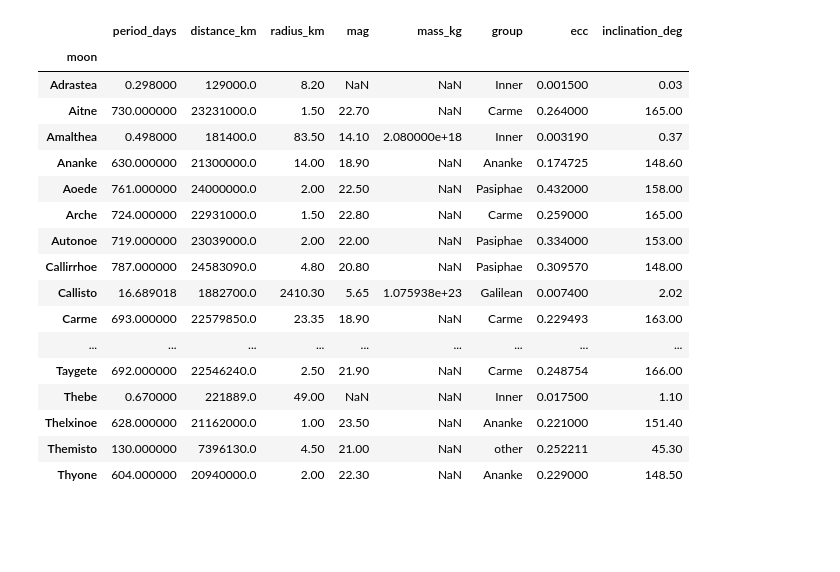
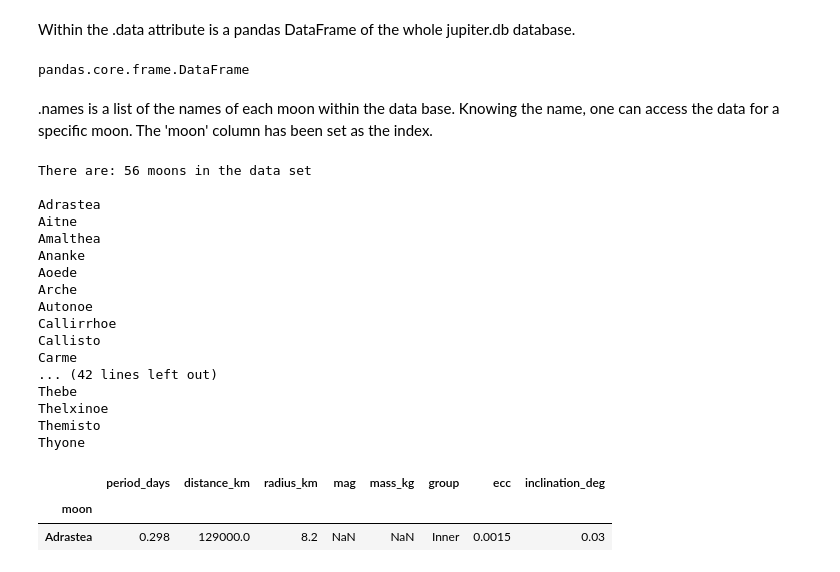
Before and after one commit to isaacrichards/assessment_1, a Jupyter notebook: moons_notebook.ipynb, the cells around one changed output. Drawn from its saved outputs; the diff is of its cells as text; code cells hidden in the pictures; blank space fills up the shorter version.

```diff
--- a/moons_notebook.ipynb
+++ b/moons_notebook.ipynb
@@ -5,22 +31,38 @@ import seaborn as sns
+# %% [markdown]
+Within the .data attribute is a pandas DataFrame of the whole jupiter.db database.
 # %%
-test = Moons()
-test.data
+type(test.data)
 # %% [output]
-|  | period_days | distance_km | radius_km | mag | mass_kg | group | ecc | inclination_deg |
-| moon |  |  |  |  |  |  |  |  |
-| Adrastea | 0.298000 | 129000.0 | 8.20 | NaN | NaN | Inner | 0.001500 | 0.03 |
-| Aitne | 730.000000 | 23231000.0 | 1.50 | 22.70 | NaN | Carme | 0.264000 | 165.00 |
-| Amalthea | 0.498000 | 181400.0 | 83.50 | 14.10 | 2.080000e+18 | Inner | 0.003190 | 0.37 |
-| Ananke | 630.000000 | 21300000.0 | 14.00 | 18.90 | NaN | Ananke | 0.174725 | 148.60 |
-| Aoede | 761.000000 | 24000000.0 | 2.00 | 22.50 | NaN | Pasiphae | 0.432000 | 158.00 |
-| Arche | 724.000000 | 22931000.0 | 1.50 | 22.80 | NaN | Carme | 0.259000 | 165.00 |
-| Autonoe | 719.000000 | 23039000.0 | 2.00 | 22.00 | NaN | Pasiphae | 0.334000 | 153.00 |
-| Callirrhoe | 787.000000 | 24583090.0 | 4.80 | 20.80 | NaN | Pasiphae | 0.309570 | 148.00 |
-| Callisto | 16.689018 | 1882700.0 | 2410.30 | 5.65 | 1.075938e+23 | Galilean | 0.007400 | 2.02 |
-| Carme | 693.000000 | 22579850.0 | 23.35 | 18.90 | NaN | Carme | 0.229493 | 163.00 |
-| ... | ... | ... | ... | ... | ... | ... | ... | ... |
-| Taygete | 692.000000 | 22546240.0 | 2.50 | 21.90 | NaN | Carme | 0.248754 | 166.00 |
-| Thebe | 0.670000 | 221889.0 | 49.00 | NaN | NaN | Inner | 0.017500 | 1.10 |
-| Thelxinoe | 628.000000 | 21162000.0 | 1.00 | 23.50 | NaN | Ananke | 0.221000 | 151.40 |
-| Themisto | 130.000000 | 7396130.0 | 4.50 | 21.00 | NaN | other | 0.252211 | 45.30 |
-| Thyone | 604.000000 | 20940000.0 | 2.00 | 22.30 | NaN | Ananke | 0.229000 | 148.50 |
+pandas.core.frame.DataFrame
+# %% [markdown]
+
+.names is a list of the names of each moon within the data base. Knowing the name, one can access the data for a specific
+moon. The 'moon' column has been set as the index.
+# %%
+print("There are:" ,len(test.names) , "moons in the data set\n")
+
+for name in test.names:
+    print(name)
+
+test.data[test.data.index == "Adrastea"]
+# %% [output]
+There are: 56 moons in the data set
+
+Adrastea
+Aitne
+Amalthea
+Ananke
+Aoede
+Arche
+Autonoe
+Callirrhoe
+Callisto
+Carme
+... (42 lines left out)
+Thebe
+Thelxinoe
+Themisto
+Thyone
+|  | period_days | distance_km | radius_km | mag | mass_kg | group | ecc | inclination_deg |
+| moon |  |  |  |  |  |  |  |  |
+| Adrastea | 0.298 | 129000.0 | 8.2 | NaN | NaN | Inner | 0.0015 | 0.03 |
```
Also changed, not shown: parts of 19 cells of this notebook, 1 other file.
